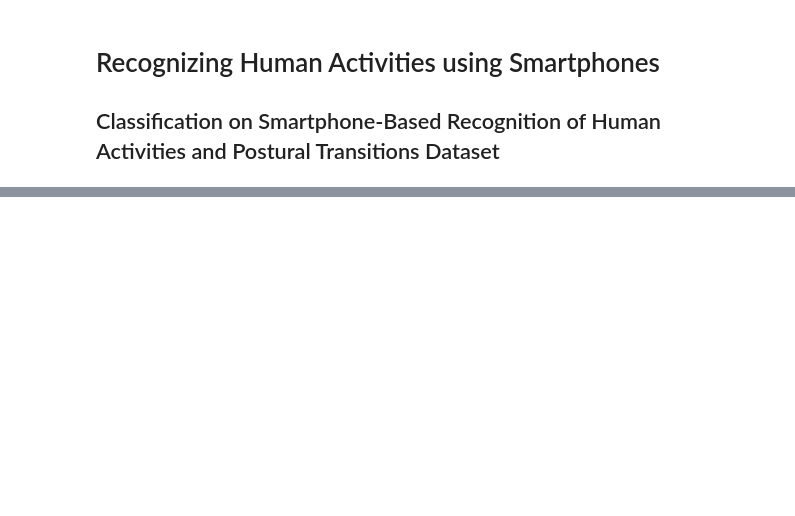
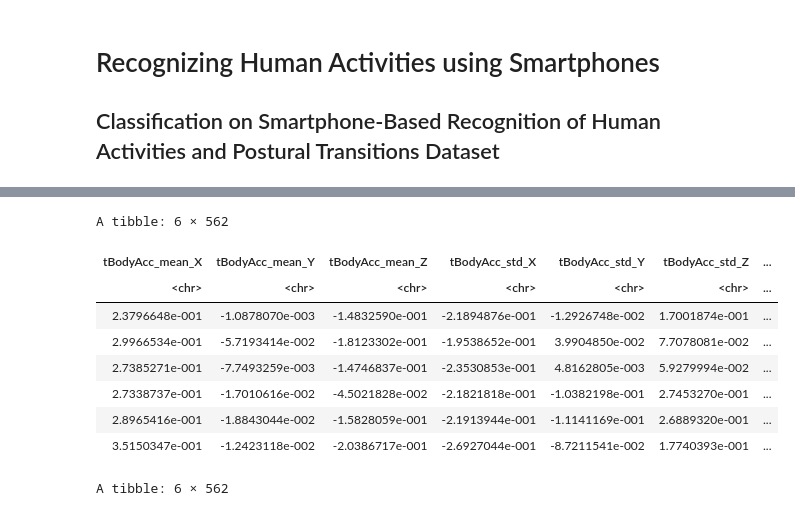
Before and after one commit to eleahj/dsci_project, a Jupyter notebook: human_activities.ipynb, the cells around one changed output, grey strips where cells are left out. Saved outputs shown, nothing was run; the diff lists cells and outputs as text; code cells hidden in the pictures; blank space fills up the shorter version.

```diff
--- a/human_activities.ipynb
+++ b/human_activities.ipynb
@@ -18,3 +45,6 @@ features_vector <- scan("data/features.txt", character(), quote = "")
 # %%
-# create a vector of activity labels to add such a variable as a column into the data frame for each observation.
-y_training_activity_label <- scan("data/Train/y_train.txt", character(), quote = "")
+# create a table of activity labels to add such a variable as a column into the training set data frame.
+label_col_name_vec <- c('activity_label')
+y_training_label <- read_delim("data/UCI HAR Dataset/train/y_train.txt", delim = " ", col_names = label_col_name_vec)
+
+y_testing_label <- read_delim("data/UCI HAR Dataset/test/y_test.txt", delim = " ", col_names = label_col_name_vec)
@@ -622,0 +104,18 @@ LIST OF FEATURES... -> we can use some of these as predictors...
+# %%
+# add activity label column
+training_set_all <- bind_cols(x_training_data, y_training_label)
+tail(training_set_all)
+
+testing_set_all <- bind_cols(x_testing_data, y_testing_label)
+tail(testing_set_all)
+# %% [output]
+A tibble: 6 × 562
+| tBodyAcc_mean_X | tBodyAcc_mean_Y | tBodyAcc_mean_Z | tBodyAcc_std_X | tBodyAcc_std_Y | tBodyAcc_std_Z | ... |
+| <chr> | <chr> | <chr> | <chr> | <chr> | <chr> | ... |
+| 2.3796648e-001 | -1.0878070e-003 | -1.4832590e-001 | -2.1894876e-001 | -1.2926748e-002 | 1.7001874e-001 | ... |
+| 2.9966534e-001 | -5.7193414e-002 | -1.8123302e-001 | -1.9538652e-001 | 3.9904850e-002 | 7.7078081e-002 | ... |
+| 2.7385271e-001 | -7.7493259e-003 | -1.4746837e-001 | -2.3530853e-001 | 4.8162805e-003 | 5.9279994e-002 | ... |
+| 2.7338737e-001 | -1.7010616e-002 | -4.5021828e-002 | -2.1821818e-001 | -1.0382198e-001 | 2.7453270e-001 | ... |
+| 2.8965416e-001 | -1.8843044e-002 | -1.5828059e-001 | -2.1913944e-001 | -1.1141169e-001 | 2.6889320e-001 | ... |
+| 3.5150347e-001 | -1.2423118e-002 | -2.0386717e-001 | -2.6927044e-001 | -8.7211541e-002 | 1.7740393e-001 | ... |
+A tibble: 6 × 562
```
Also changed, not shown: parts of 16 cells of this notebook.
